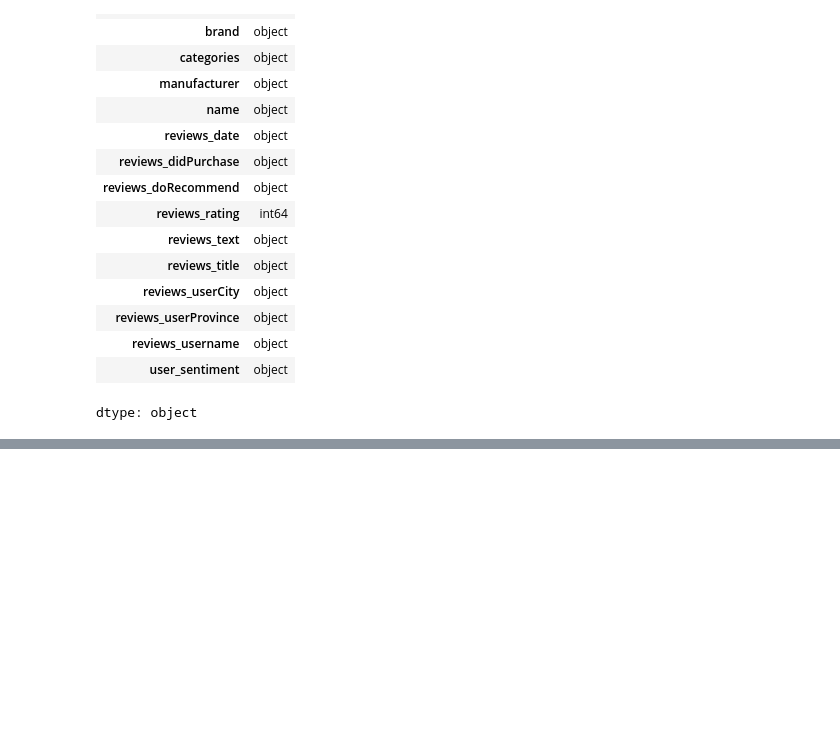
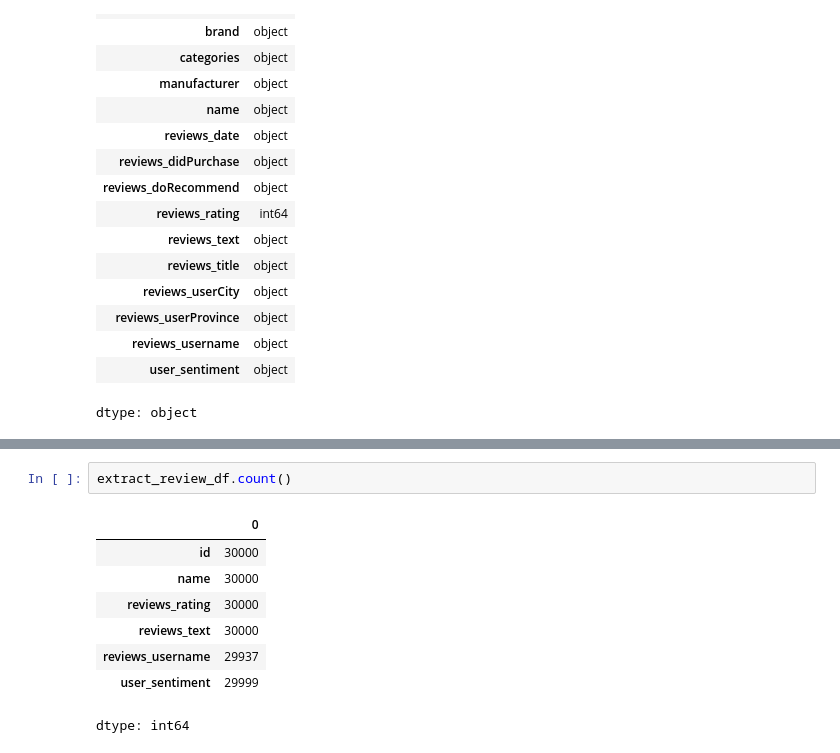
Before and after one commit to ayanmitra2021/GenAI_Capstone_Project, a Jupyter notebook: GenAI_Capstone_Project.ipynb, the cells around one changed output, grey strips where cells are left out. Saved outputs shown, nothing was run; the diff lists cells and outputs as text; blank space fills up the shorter version.

```diff
--- a/GenAI_Capstone_Project.ipynb
+++ b/GenAI_Capstone_Project.ipynb
@@ -77,3 +77,14 @@ extract_review_df.head()
 | 2 | AV14LG0R-jtxr-f38QfS | Lundberg Organic Cinnamon Toast R... | 5 | Good flavor. | dorothy w | Positive |
 | 3 | AV16khLE-jtxr-f38VFn | K-Y Love Sensuality Pleasure Gel | 1 | I read through the reviews on her... | rebecca | Negative |
 | 4 | AV16khLE-jtxr-f38VFn | K-Y Love Sensuality Pleasure Gel | 1 | My husband bought this gel for us... | walker557 | Negative |
+# %%
+extract_review_df.count()
+# %% [output]
+|  | 0 |
+| id | 30000 |
+| name | 30000 |
+| reviews_rating | 30000 |
+| reviews_text | 30000 |
+| reviews_username | 29937 |
+| user_sentiment | 29999 |
+dtype: int64
```
Also changed, not shown: parts of 2 cells of this notebook.
